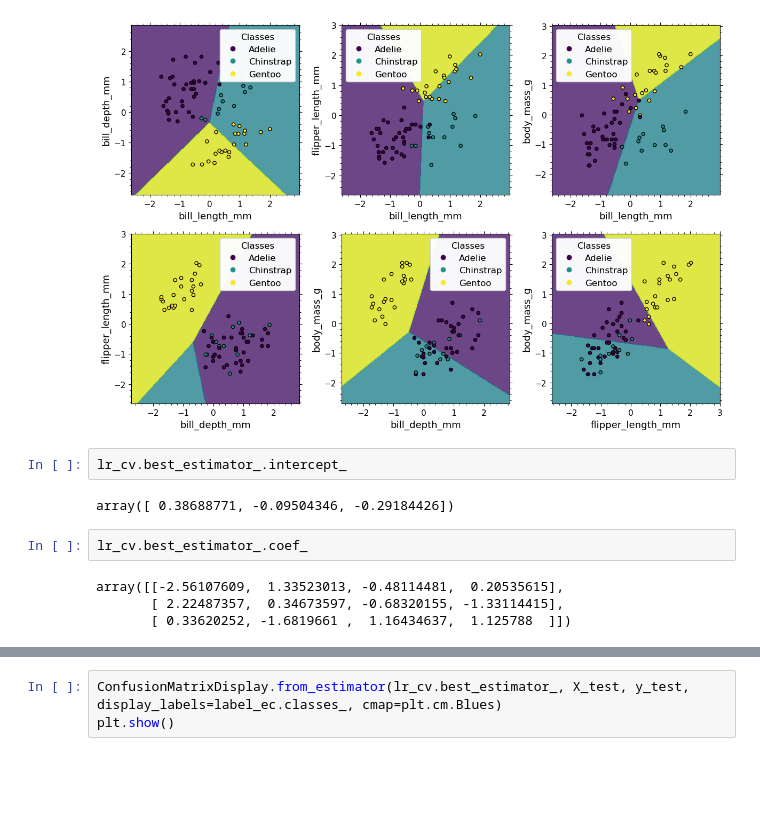
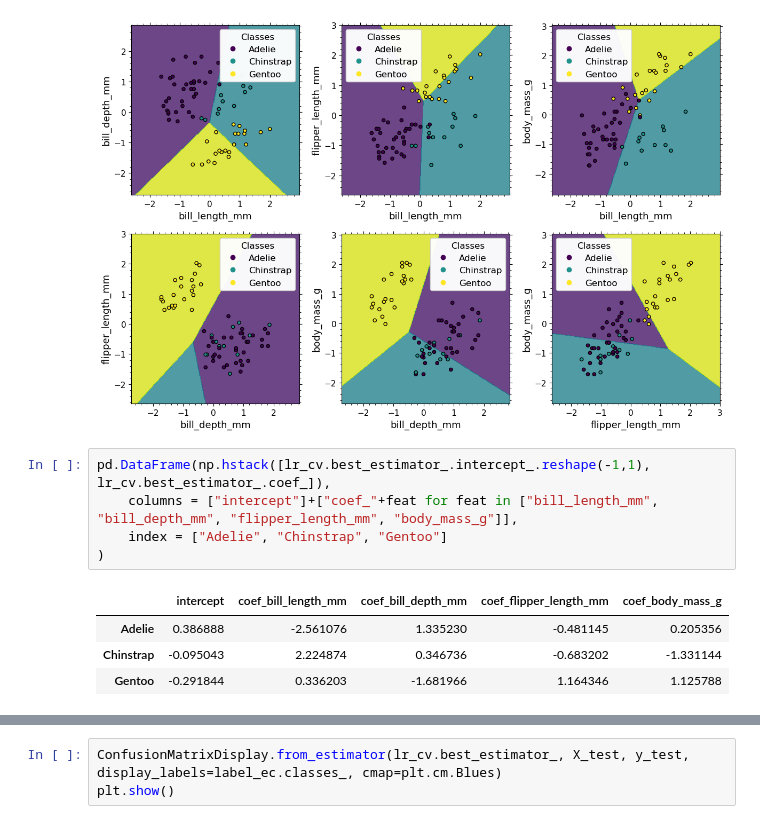
Before and after one commit to james-hughes1/mphildis-coursework, a Jupyter notebook: applied-data-science/Examples2.ipynb, the cells around one changed output, grey strips where cells are left out. Cells and saved outputs as stored; diff of their text form; blank space fills up the shorter version.

```diff
--- a/applied-data-science/Examples2.ipynb
+++ b/applied-data-science/Examples2.ipynb
@@ -123,13 +127,13 @@ for idx, pair in enumerate(combinations(enumerate(["bill_length_mm", "bill_depth
 plt.show()
 # %% [output]
 [figure]
-# %%
-lr_cv.best_estimator_.intercept_
-# %% [output]
-array([ 0.38688771, -0.09504346, -0.29184426])
-# %%
-lr_cv.best_estimator_.coef_
-# %% [output]
-array([[-2.56107609,  1.33523013, -0.48114481,  0.20535615],
-       [ 2.22487357,  0.34673597, -0.68320155, -1.33114415],
-       [ 0.33620252, -1.6819661 ,  1.16434637,  1.125788  ]])
+# %%
+pd.DataFrame(np.hstack([lr_cv.best_estimator_.intercept_.reshape(-1,1), lr_cv.best_estimator_.coef_]),
+    columns = ["intercept"]+["coef_"+feat for feat in ["bill_length_mm", "bill_depth_mm", "flipper_length_mm", "body_mass_g"]],
+    index = ["Adelie", "Chinstrap", "Gentoo"]
+)
+# %% [output]
+|  | intercept | coef_bill_length_mm | coef_bill_depth_mm | coef_flipper_length_mm | coef_body_mass_g |
+| Adelie | 0.386888 | -2.561076 | 1.335230 | -0.481145 | 0.205356 |
+| Chinstrap | -0.095043 | 2.224874 | 0.346736 | -0.683202 | -1.331144 |
+| Gentoo | -0.291844 | 0.336203 | -1.681966 | 1.164346 | 1.125788 |
```
Also changed, not shown: parts of 33 cells of this notebook.
